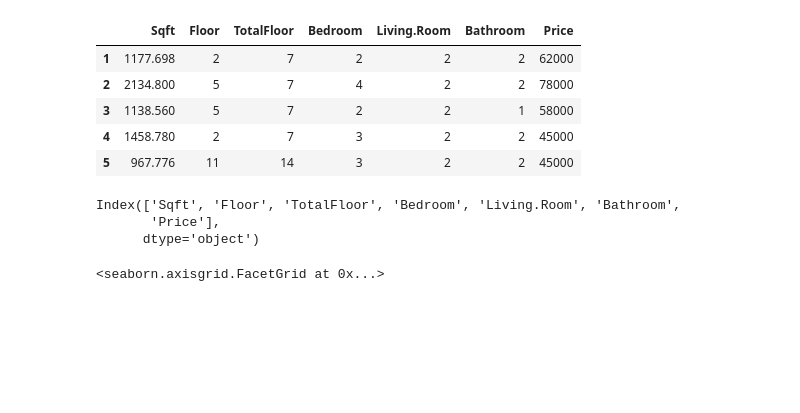
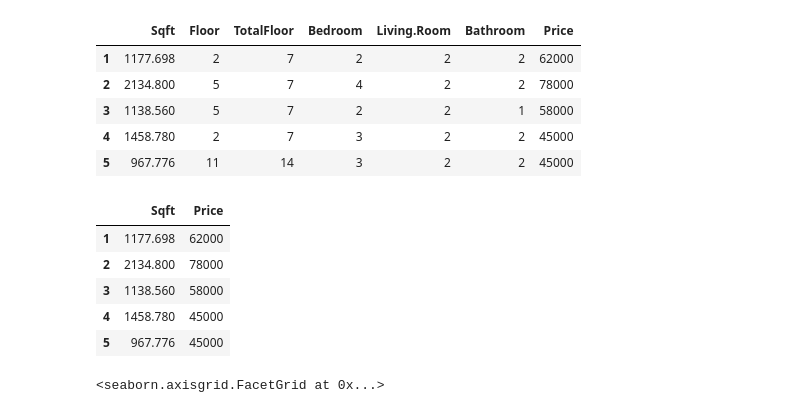
Before and after one commit to BibhuS/data-science-tutorial, a Jupyter notebook: Class 9 - Linear Regression.ipynb, the cells around one changed output. Cells and saved outputs as stored; diff of their text form; code cells hidden in the pictures; blank space fills up the shorter version.

```diff
--- a/Class 9 - Linear Regression.ipynb
+++ b/Class 9 - Linear Regression.ipynb
@@ -44,12 +45,15 @@ df.head()
 # %%
 # see the list of columns in a dataframe
 df.columns
-#df1 = df[['Sqft','Price']]
-#df1.head()
+df1 = df[['Sqft','Price']]
+df1.head()
 # %% [output]
-Index(['Sqft', 'Floor', 'TotalFloor', 'Bedroom', 'Living.Room', 'Bathroom',
-       'Price'],
-      dtype='object')
+|  | Sqft | Price |
+| 1 | 1177.698 | 62000 |
+| 2 | 2134.800 | 78000 |
+| 3 | 1138.560 | 58000 |
+| 4 | 1458.780 | 45000 |
+| 5 | 967.776 | 45000 |
 # %%
 import seaborn as sns
 #sns.distplot(df.Sqft)
```
Also changed, not shown: parts of 14 cells of this notebook, 14 other files.
